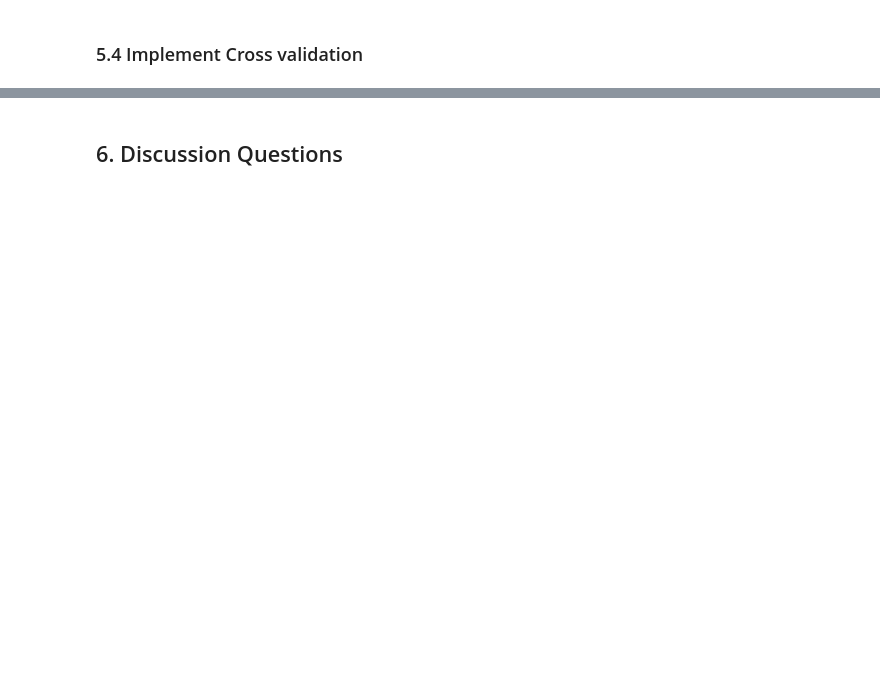
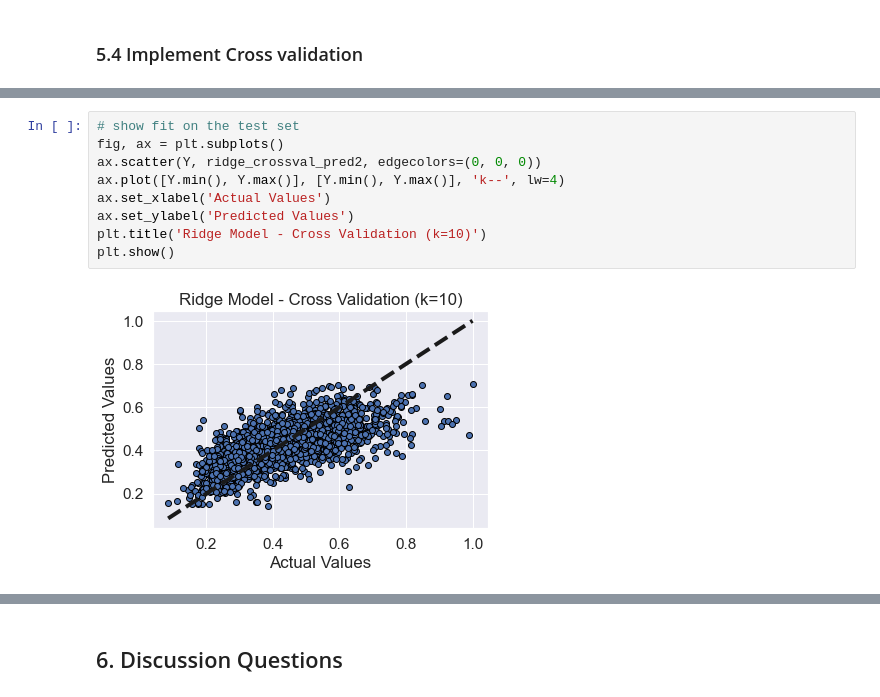
Before and after one commit to yaelnidam/CSS_Project2_Team1_Fall2020, a Jupyter notebook: project2_version2.ipynb, the cells around one changed output, grey strips where cells are left out. Drawn from its saved outputs; the diff is of its cells as text; blank space fills up the shorter version.

```diff
--- a/project2_version2.ipynb
+++ b/project2_version2.ipynb
@@ -1319,0 +1288,11 @@ We experiment with different k-s...how?
+# %%
+# show fit on the test set
+fig, ax = plt.subplots()
+ax.scatter(Y, ridge_crossval_pred2, edgecolors=(0, 0, 0))
+ax.plot([Y.min(), Y.max()], [Y.min(), Y.max()], 'k--', lw=4)
+ax.set_xlabel('Actual Values')
+ax.set_ylabel('Predicted Values')
+plt.title('Ridge Model - Cross Validation (k=10)')
+plt.show()
+# %% [output]
+[figure, added]
```
Also changed, not shown: parts of 38 cells of this notebook.
